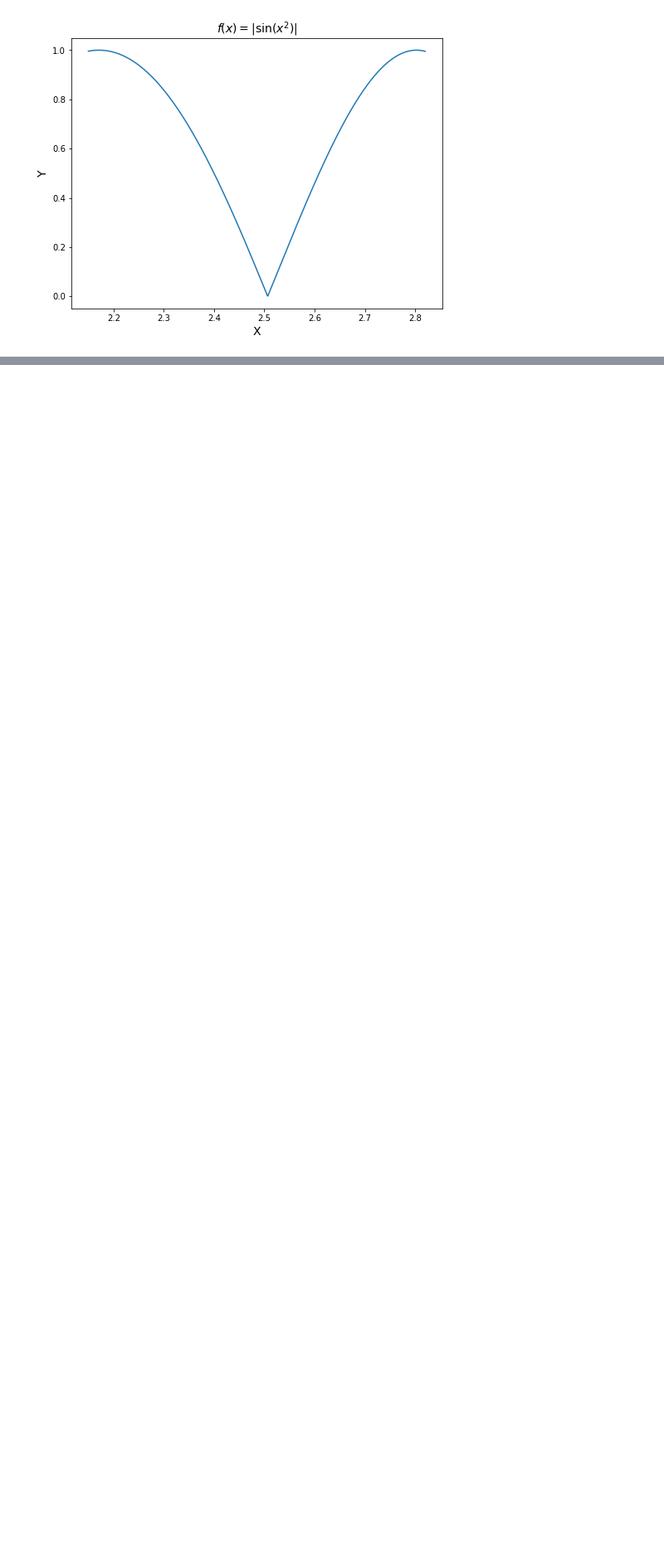
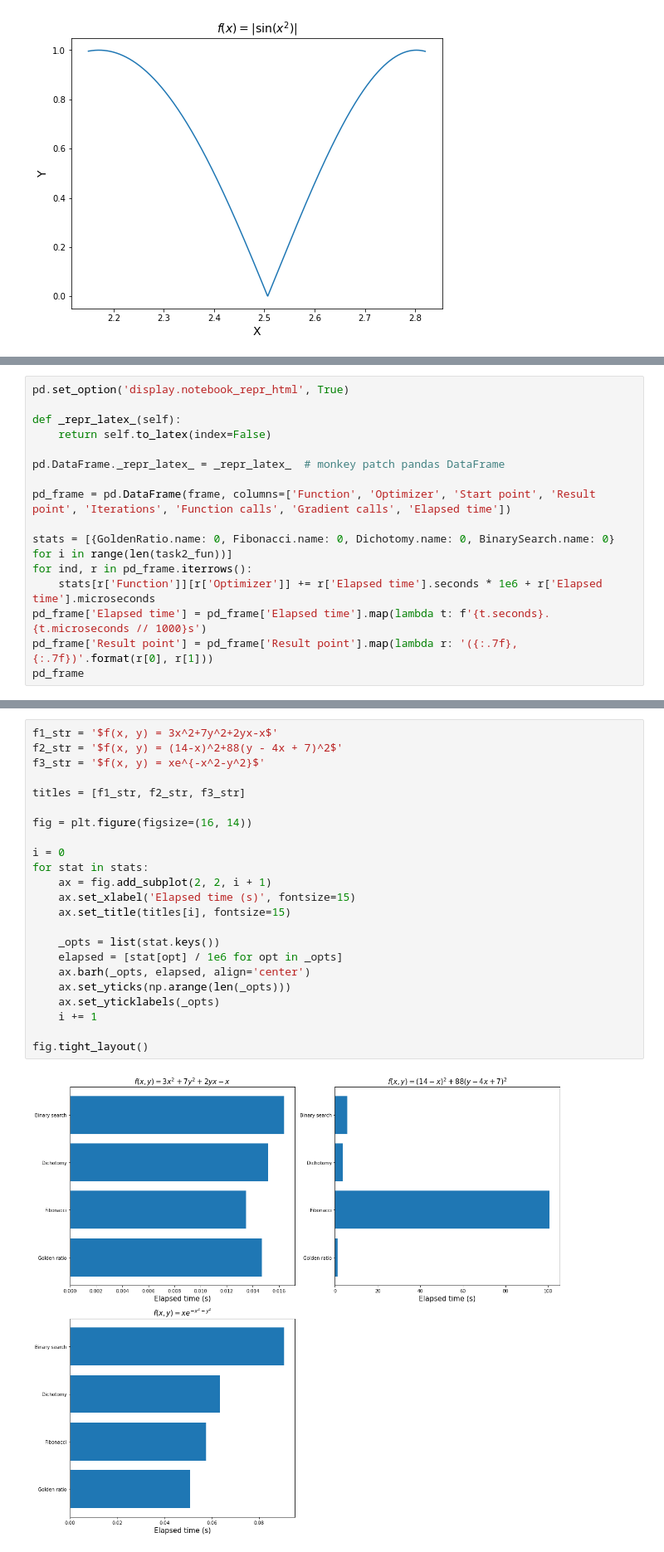
Before and after one commit to Mervap/OptimizationMethods, a Jupyter notebook: lab1/report.ipynb, the cells around one changed output, grey strips where cells are left out. Shown at 83% size. Drawn from its saved outputs; the diff is of its cells as text; blank space fills up the shorter version.

Commit message:
Update gradient descent & report

```diff
--- a/lab1/report.ipynb
+++ b/lab1/report.ipynb
@@ -187,0 +259,16 @@ fig.tight_layout()
+# %%
+pd.set_option('display.notebook_repr_html', True)
+
+def _repr_latex_(self):
+    return self.to_latex(index=False)
+
+pd.DataFrame._repr_latex_ = _repr_latex_  # monkey patch pandas DataFrame
+
+pd_frame = pd.DataFrame(frame, columns=['Function', 'Optimizer', 'Start point', 'Result point', 'Iterations', 'Function calls', 'Gradient calls', 'Elapsed time'])
+
+stats = [{GoldenRatio.name: 0, Fibonacci.name: 0, Dichotomy.name: 0, BinarySearch.name: 0} for i in range(len(task2_fun))]
+for ind, r in pd_frame.iterrows():
+    stats[r['Function']][r['Optimizer']] += r['Elapsed time'].seconds * 1e6 + r['Elapsed time'].microseconds
+pd_frame['Elapsed time'] = pd_frame['Elapsed time'].map(lambda t: f'{t.seconds}.{t.microseconds // 1000}s')
+pd_frame['Result point'] = pd_frame['Result point'].map(lambda r: '({:.7f}, {:.7f})'.format(r[0], r[1]))
+pd_frame
@@ -187,0 +297,25 @@ fig.tight_layout()
+# %%
+f1_str = '$f(x, y) = 3x^2+7y^2+2yx-x$'
+f2_str = '$f(x, y) = (14-x)^2+88(y - 4x + 7)^2$'
+f3_str = '$f(x, y) = xe^{-x^2-y^2}$'
+
+titles = [f1_str, f2_str, f3_str]
+
+fig = plt.figure(figsize=(16, 14))
+
+i = 0
+for stat in stats:
+    ax = fig.add_subplot(2, 2, i + 1)
+    ax.set_xlabel('Elapsed time (s)', fontsize=15)
+    ax.set_title(titles[i], fontsize=15)
+
+    _opts = list(stat.keys())
+    elapsed = [stat[opt] / 1e6 for opt in _opts]
+    ax.barh(_opts, elapsed, align='center')
+    ax.set_yticks(np.arange(len(_opts)))
+    ax.set_yticklabels(_opts)
+    i += 1
+
+fig.tight_layout()
+# %% [output]
+[figure, added]
```
Also changed, not shown: parts of 18 cells of this notebook, 7 other files.
